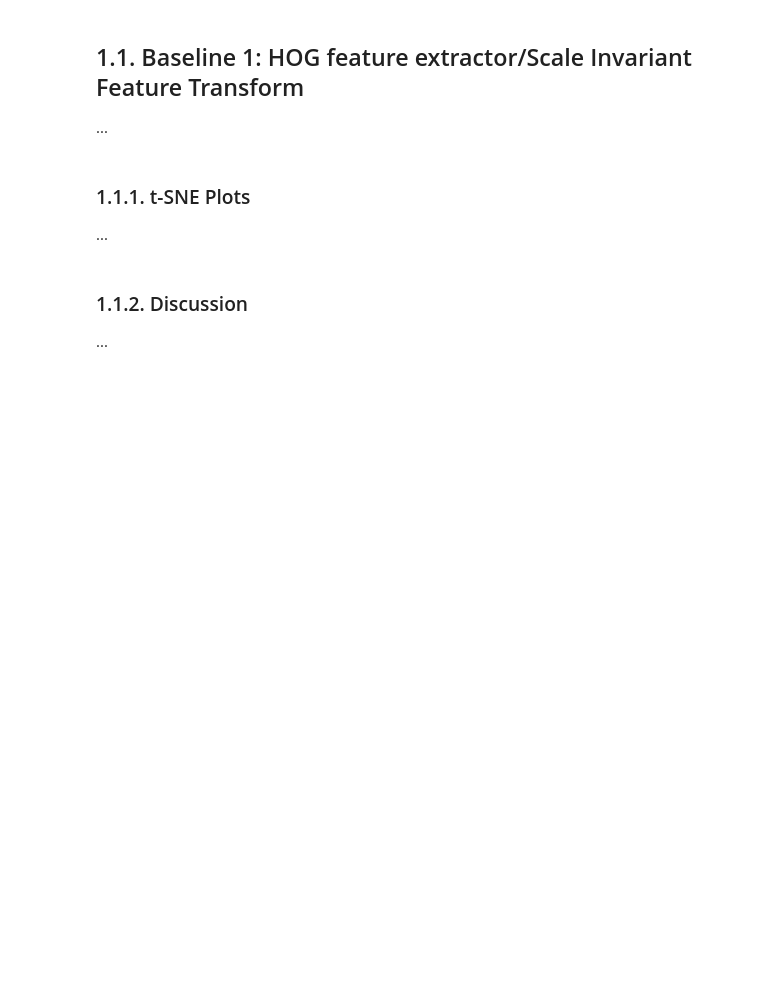
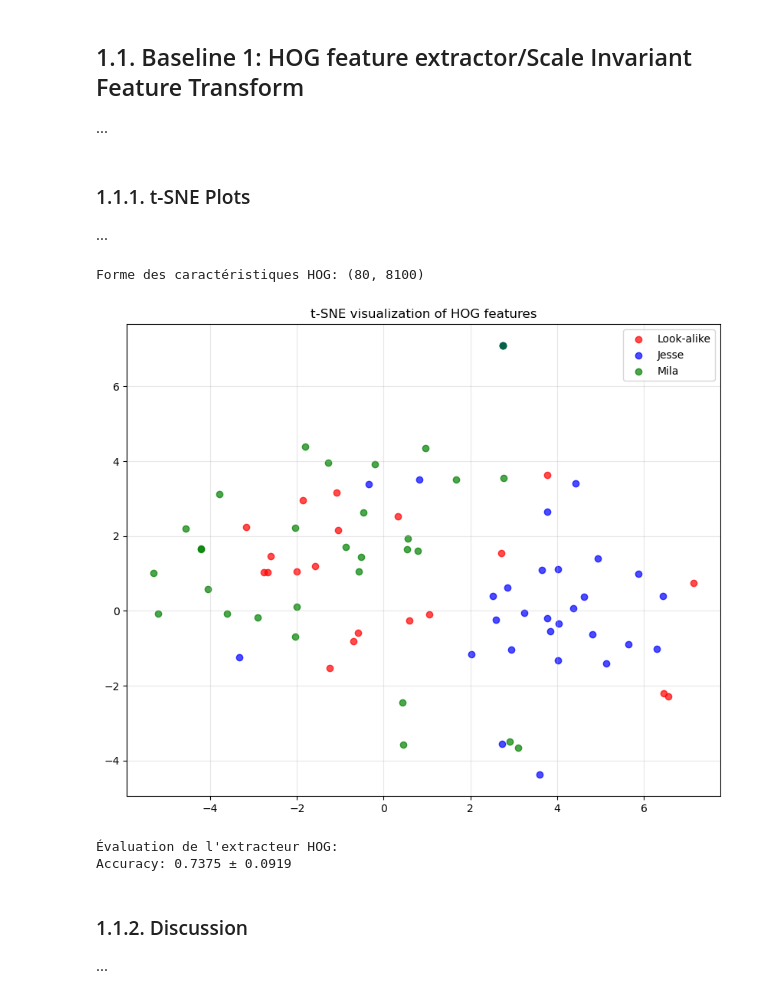
Before and after one commit to Haskins2/CV_GA1, a Jupyter notebook: main.ipynb, the cells around one changed output. Drawn from its saved outputs; the diff is of its cells as text; code cells hidden in the pictures; blank space fills up the shorter version.

```diff
--- a/main.ipynb
+++ b/main.ipynb
@@ -251,6 +321,83 @@ class HOGFeatureExtractor(IdentityFeatureExtractor):
 # %% [markdown]
 ### 1.1.1. t-SNE Plots
 ...
+# %%
+import matplotlib.pyplot as plt
+from sklearn.manifold import TSNE
+from sklearn.svm import SVC
+from sklearn.model_selection import cross_val_score
+from sklearn.pipeline import Pipeline
+from sklearn.preprocessing import StandardScaler
+import base64
+from io import BytesIO
+from PIL import Image
+from skimage.color import rgb2gray
+import plotly.graph_objects as go
+
+# Testons notre extracteur HOG
+hog_extractor = HOGFeatureExtractor(
+    orientations=9,
+    pixels_per_cell=(8, 8),
+    cells_per_block=(3, 3),
+    block_norm='L2-Hys'
+)
+
+# Extraire les caractéristiques HOG des images d'entraînement
+train_hog_features = hog_extractor.transform(train_X)
+
+print(f"Forme des caractéristiques HOG: {train_hog_features.shape}")
+
+def plot_tsne_2d(features, labels, title="t-SNE visualization of features"):
+    """Plot t-SNE visualization of features"""
+
+    tsne = TSNE(n_components=2, random_state=42)
+    features_2d = tsne.fit_transform(features)
+
+    colors = {0: 'red', 1: 'blue', 2: 'green'}
+    label_names = {0: 'Look-alike', 1: 'Jesse', 2: 'Mila'}
+
+    plt.figure(figsize=(10, 8))
+    for label in np.unique(labels):
+        idx = labels == label
+        plt.scatter(features_2d[idx, 0], features_2d[idx, 1],
+                   c=colors[label], label=label_names[label], alpha=0.7)
+
+    plt.title(title)
+    plt.legend()
+    plt.grid(alpha=0.3)
+    plt.show()
+
+
+# Visualiser les caractéristiques HOG avec t-SNE
+plot_tsne_2d(train_hog_features, train_y, "t-SNE visualization of HOG features")
+
+
+
+# Test de performance avec validation croisée
+def evaluate_feature_extractor(feature_extractor, X, y, cv=5):
+    """Évalue un extracteur de caractéristiques avec un classifieur SVM"""
+    # Extraire les caractéristiques
+    features = feature_extractor.transform(X)
+
+    # Créer un pipeline avec mise à l'échelle et SVM
+    pipeline = Pipeline([
+        ('scaler', StandardScaler()),
+        ('svm', SVC(kernel='rbf', C=10, gamma='scale'))
+    ])
+
+    # Évaluer avec validation croisée
+    scores = cross_val_score(pipeline, features, y, cv=cv, scoring='accuracy')
+
+    print(f"Accuracy: {scores.mean():.4f} ± {scores.std():.4f}")
+    return scores
+
+print("Évaluation de l'extracteur HOG:")
+hog_scores = evaluate_feature_extractor(hog_extractor, train_X, train_y)
+# %% [output]
+Forme des caractéristiques HOG: (80, 8100)
+[figure, added]
+Évaluation de l'extracteur HOG:
+Accuracy: 0.7375 ± 0.0919
 # %% [markdown]
 ### 1.1.2. Discussion
 ...
```
Also changed, not shown: parts of 8 cells of this notebook.
